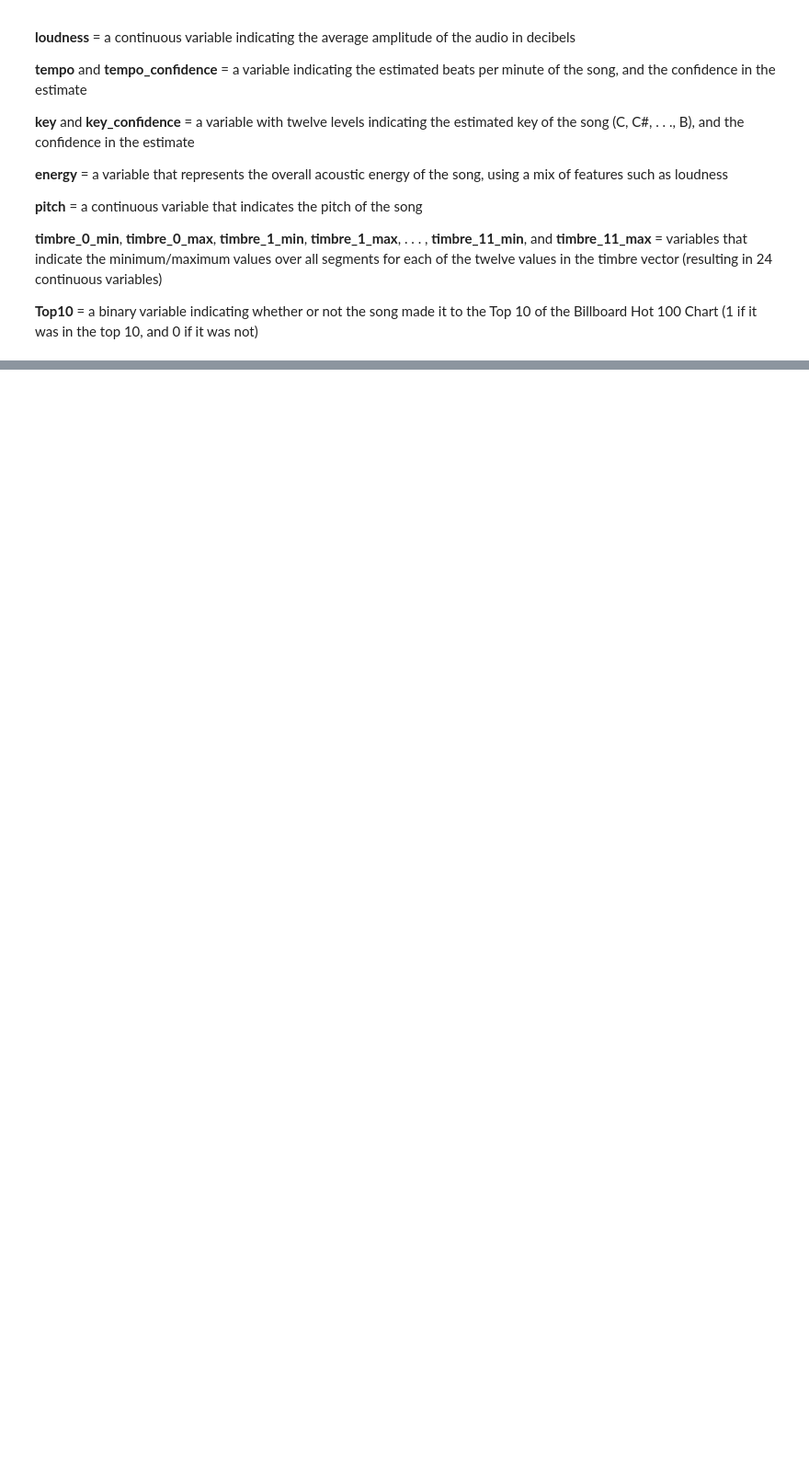
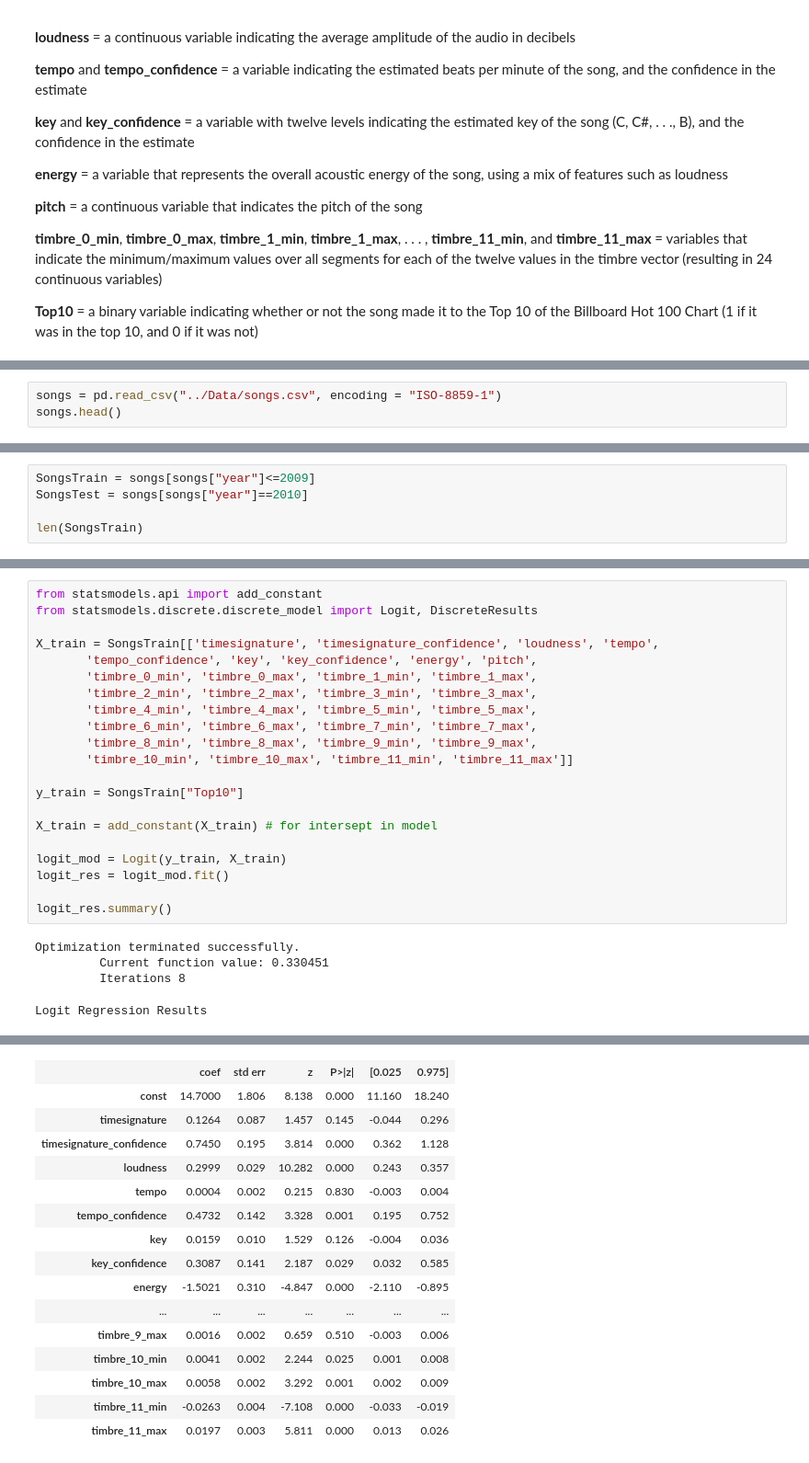
Before and after one commit to smotrova/Python-MITx-AnalyticsEdge, a Jupyter notebook: Week3-1_Logistic Regression-Popularity of Music Records.ipynb, the cells around one changed output, grey strips where cells are left out. Shown: that part at 92% size. Cells and saved outputs as stored; diff of their text form; blank space fills up the shorter version.

```diff
--- a/Week3-1_Logistic Regression-Popularity of Music Records.ipynb
+++ b/Week3-1_Logistic Regression-Popularity of Music Records.ipynb
@@ -42,0 +50,3 @@ __Top10__ = a binary variable indicating whether or not the song made it to the
+# %%
+songs = pd.read_csv("../Data/songs.csv", encoding = "ISO-8859-1")
+songs.head()
@@ -42,0 +152,5 @@ __Top10__ = a binary variable indicating whether or not the song made it to the
+# %%
+SongsTrain = songs[songs["year"]<=2009]
+SongsTest = songs[songs["year"]==2010]
+
+len(SongsTrain)
@@ -42,0 +193,26 @@ __Top10__ = a binary variable indicating whether or not the song made it to the
+# %%
+from statsmodels.api import add_constant
+from statsmodels.discrete.discrete_model import Logit, DiscreteResults
+
+X_train = SongsTrain[['timesignature', 'timesignature_confidence', 'loudness', 'tempo',
+       'tempo_confidence', 'key', 'key_confidence', 'energy', 'pitch',
+       'timbre_0_min', 'timbre_0_max', 'timbre_1_min', 'timbre_1_max',
+       'timbre_2_min', 'timbre_2_max', 'timbre_3_min', 'timbre_3_max',
+       'timbre_4_min', 'timbre_4_max', 'timbre_5_min', 'timbre_5_max',
+       'timbre_6_min', 'timbre_6_max', 'timbre_7_min', 'timbre_7_max',
+       'timbre_8_min', 'timbre_8_max', 'timbre_9_min', 'timbre_9_max',
+       'timbre_10_min', 'timbre_10_max', 'timbre_11_min', 'timbre_11_max']]
+
+y_train = SongsTrain["Top10"]
+
+X_train = add_constant(X_train) # for intersept in model
+
+logit_mod = Logit(y_train, X_train)
+logit_res = logit_mod.fit()
+
+logit_res.summary()
+# %% [output]
+Optimization terminated successfully.
+         Current function value: 0.330451
+         Iterations 8
+Logit Regression Results
@@ -42,0 +226,16 @@ __Top10__ = a binary variable indicating whether or not the song made it to the
+|  | coef | std err | z | P>|z| | [0.025 | 0.975] |
+| const | 14.7000 | 1.806 | 8.138 | 0.000 | 11.160 | 18.240 |
+| timesignature | 0.1264 | 0.087 | 1.457 | 0.145 | -0.044 | 0.296 |
+| timesignature_confidence | 0.7450 | 0.195 | 3.814 | 0.000 | 0.362 | 1.128 |
+| loudness | 0.2999 | 0.029 | 10.282 | 0.000 | 0.243 | 0.357 |
+| tempo | 0.0004 | 0.002 | 0.215 | 0.830 | -0.003 | 0.004 |
+| tempo_confidence | 0.4732 | 0.142 | 3.328 | 0.001 | 0.195 | 0.752 |
+| key | 0.0159 | 0.010 | 1.529 | 0.126 | -0.004 | 0.036 |
+| key_confidence | 0.3087 | 0.141 | 2.187 | 0.029 | 0.032 | 0.585 |
+| energy | -1.5021 | 0.310 | -4.847 | 0.000 | -2.110 | -0.895 |
+| ... | ... | ... | ... | ... | ... | ... |
+| timbre_9_max | 0.0016 | 0.002 | 0.659 | 0.510 | -0.003 | 0.006 |
+| timbre_10_min | 0.0041 | 0.002 | 2.244 | 0.025 | 0.001 | 0.008 |
+| timbre_10_max | 0.0058 | 0.002 | 3.292 | 0.001 | 0.002 | 0.009 |
+| timbre_11_min | -0.0263 | 0.004 | -7.108 | 0.000 | -0.033 | -0.019 |
+| timbre_11_max | 0.0197 | 0.003 | 5.811 | 0.000 | 0.013 | 0.026 |
```
Also changed, not shown: parts of 60 cells of this notebook, 1 other file.
